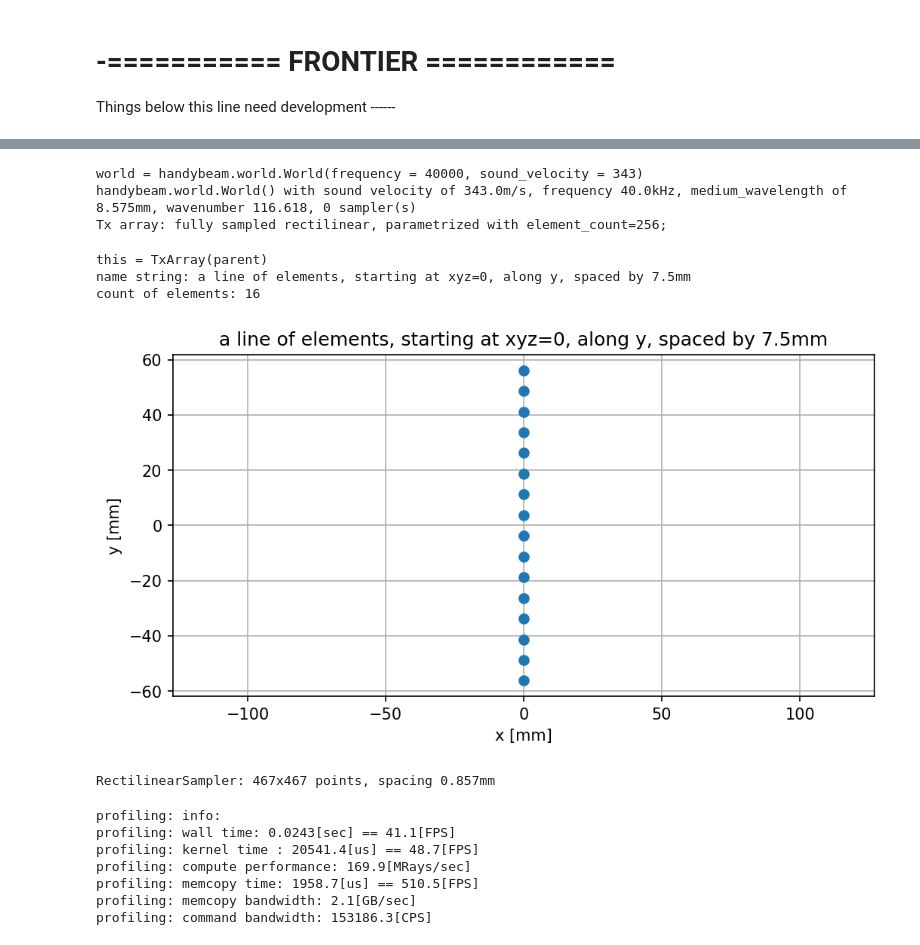
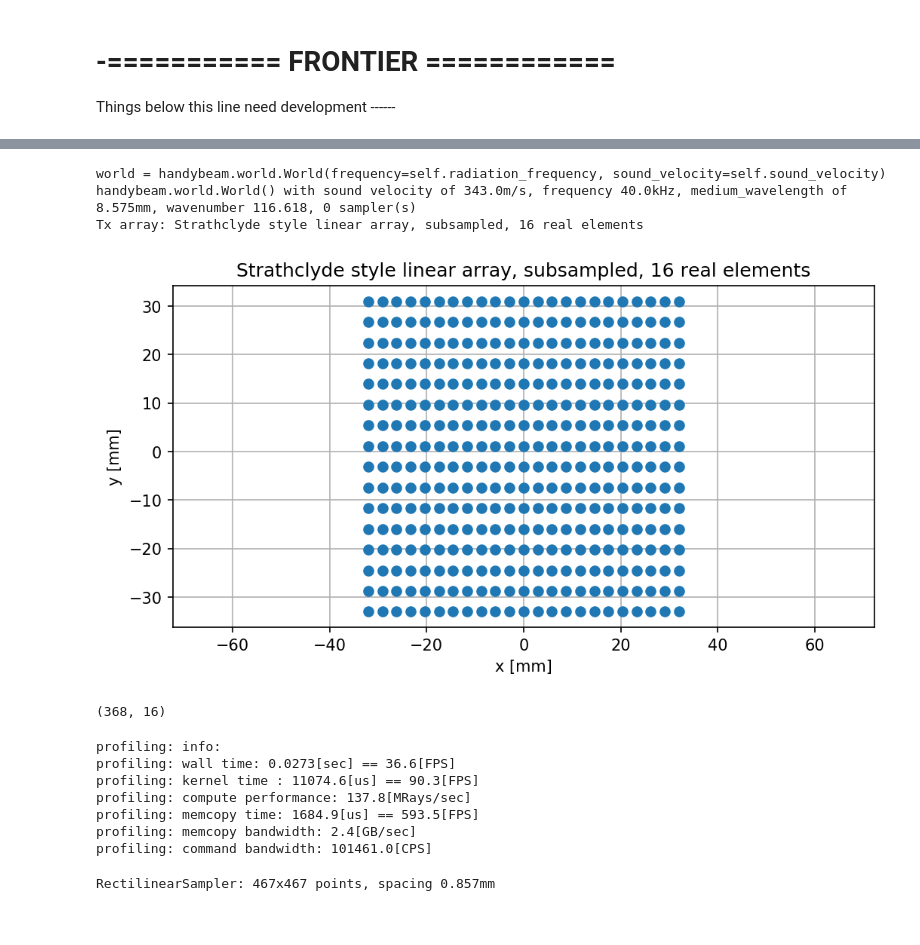
Before and after one commit to ultraleap/HandyBeam-Strathclyde, a Jupyter notebook: hello_world.ipynb, the cells around one changed output, grey strips where cells are left out. Drawn from its saved outputs; the diff is of its cells as text; code cells hidden in the pictures.

```diff
--- a/hello_world.ipynb
+++ b/hello_world.ipynb
@@ -11,7 +11,7 @@ importlib.reload(strathclyde)
 array_builder=strathclyde.LinearArray(
     radiation_frequency=40e3,
     sound_velocity=343,
-    sampling_density=17,
+    sampling_density=3,
     passive_aperture=64e-3,
     element_pitch=4.0e-3,
     element_width=None,
@@ -78,9 +97,3 @@ AttributeError: 'LinearArray' object has no attribute 'create_handybeam_world'
 # %% [markdown]
 # -=========== FRONTIER ============
 Things below this line need development  ------
-# %%
-importlib.reload(strathclyde)
-
-array_builder=strathclyde.LinearArray(sampling_density=60,element_width=0.3e-3)
-#q=array_builder.create_point_cloud_for_array_element(passive_aperture=5e-3,active_aperture=3e-3,element_position=np.array((0,0,0)))
-q=array_builder.create_point_cloud_all_elements()
@@ -91,20 +99,0 @@ array_builder.visualize_point_cloud_all_elements()
-# %%
-# Intialise the world.
-
-world = handybeam.world.World(frequency = 40000, sound_velocity = 343)
-world
-# %% [output]
-world = handybeam.world.World(frequency = 40000, sound_velocity = 343)
-handybeam.world.World() with sound velocity of 343.0m/s, frequency 40.0kHz, medium_wavelength of 8.575mm, wavenumber 116.618, 0 sampler(s)
-Tx array: fully sampled rectilinear, parametrized with element_count=256;
-# %%
-# Add a transmitter array to the world.
-
-#world.tx_array = handybeam.tx_array_library.rectilinear(parent = world)
-world.tx_array = handybeam.tx_array_library.\
-    simple_linear(parent = world,element_count=16,element_pitch=7.5e-3 )
-world.tx_array
-# %% [output]
-this = TxArray(parent)
-name string: a line of elements, starting at xyz=0, along y, spaced by 7.5mm
-count of elements: 16
@@ -111,7 +103,17 @@ count of elements: 16
+# %%
+handybeam_world
+# %% [output]
+world = handybeam.world.World(frequency=self.radiation_frequency, sound_velocity=self.sound_velocity)
+handybeam.world.World() with sound velocity of 343.0m/s, frequency 40.0kHz, medium_wavelength of 8.575mm, wavenumber 116.618, 0 sampler(s)
+Tx array: Strathclyde style linear array, subsampled, 16 real elements
 # %%
-world.tx_array.visualise()
+handybeam_world.tx_array.visualise()
 # %% [output]
-[figure, old version]
+[figure, new version]
+# %%
+handybeam_world.tx_array.tx_array_element_descriptor.shape
+# %% [output]
+(368, 16)
 # %%
 # Set grid spacing per wavelength for rectilinear sampling grid.
 
@@ -145,3 +145,14 @@ rectilinear_sampler.propagate()
+# %%
+handybeam_world.tx_array=handybeam.tx_array_library.simple_linear(element_count=7)
+rectilinear_sampler.propagate(print_performance_feedback=True)
+# %% [output]
+profiling: info:
+profiling: wall time: 0.0273[sec] == 36.6[FPS]
+profiling: kernel time : 11074.6[us] == 90.3[FPS]
+profiling: compute performance: 137.8[MRays/sec]
+profiling: memcopy time: 1684.9[us] == 593.5[FPS]
+profiling: memcopy bandwidth: 2.4[GB/sec]
+profiling: command bandwidth: 101461.0[CPS]
 # %%
 rectilinear_sampler
 # %% [output]
@@ -164,12 +159,0 @@ solver.single_focus_solver(x_focus = 0.00, y_focus = 0, z_focus = focal_plane_he
-# %%
-# Propagate the acoustic field
-
-world.propagate(print_performance_feedback=True)
-# %% [output]
-profiling: info:
-profiling: wall time: 0.0243[sec] == 41.1[FPS]
-profiling: kernel time : 20541.4[us] == 48.7[FPS]
-profiling: compute performance: 169.9[MRays/sec]
-profiling: memcopy time: 1958.7[us] == 510.5[FPS]
-profiling: memcopy bandwidth: 2.1[GB/sec]
-profiling: command bandwidth: 153186.3[CPS]
```
Also changed, not shown: parts of 22 cells of this notebook, 1 other file.
